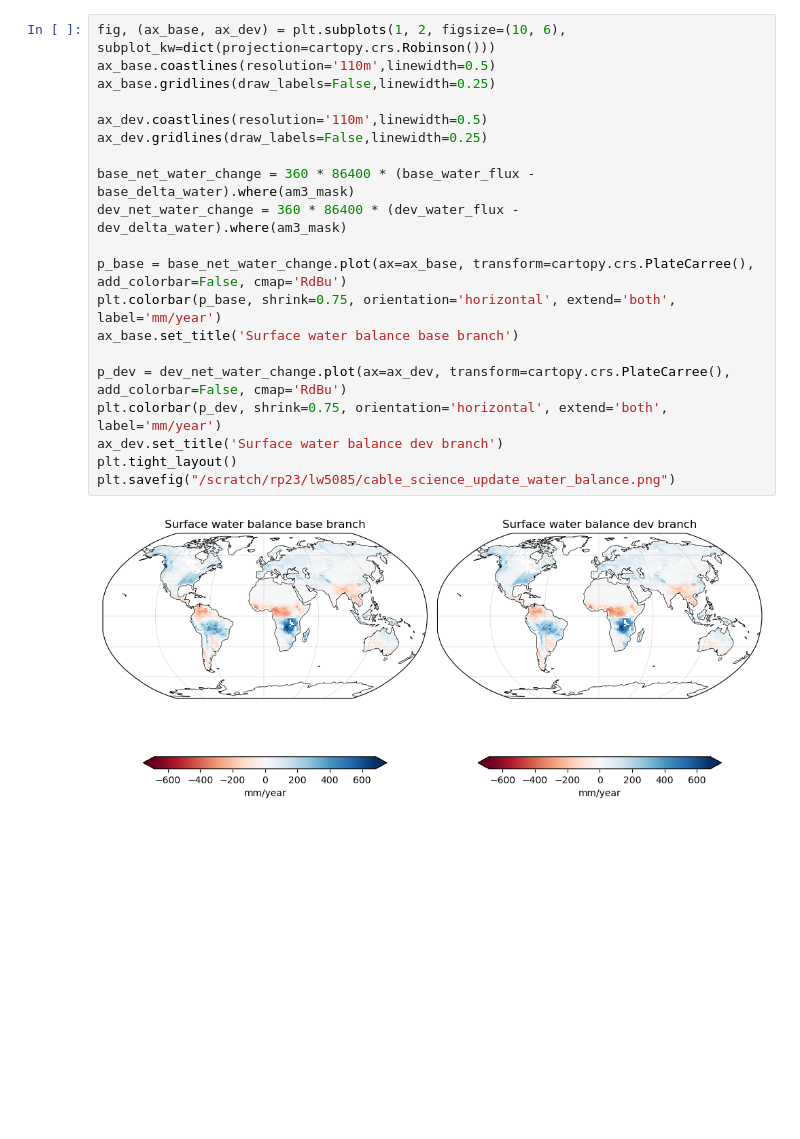
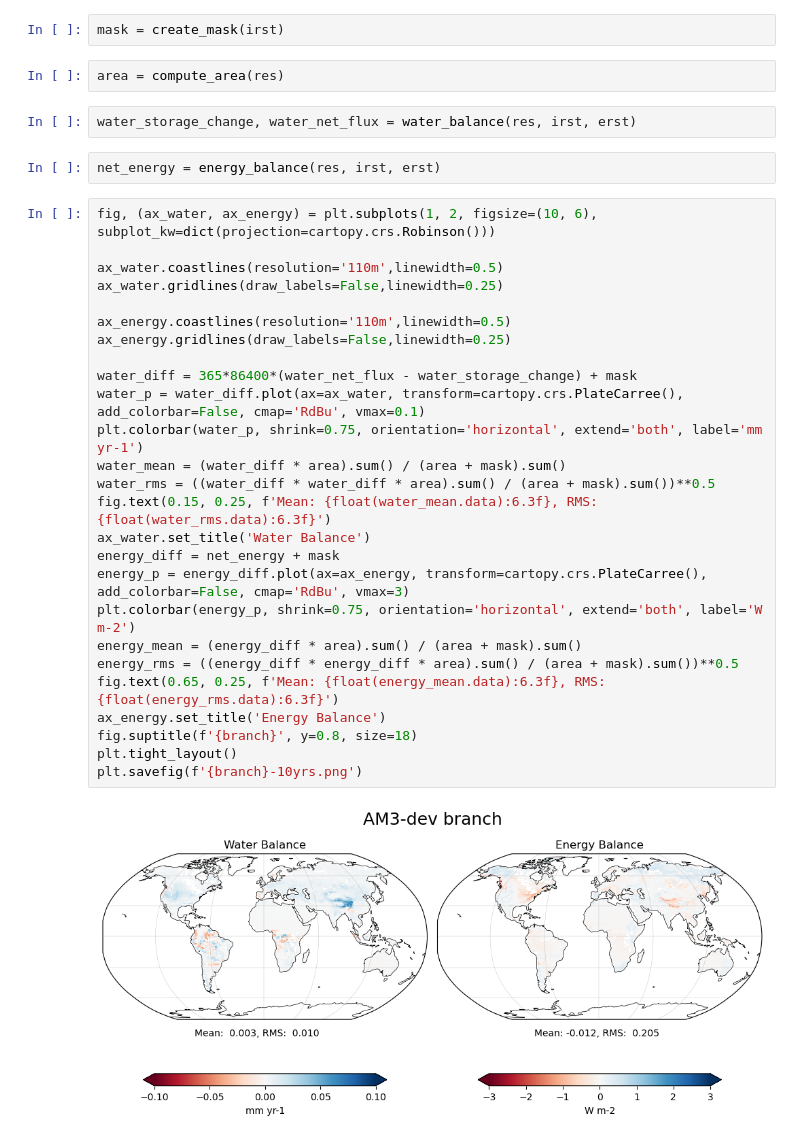
Before and after one commit to ACCESS-Community-Hub/access-am3-evaluation, a Jupyter notebook: notebooks/sandbox-python/AM3-water-balance.ipynb, the cells around one changed output. Drawn from its saved outputs; the diff is of its cells as text; blank space fills up the shorter version.

Commit message:
Update the notebook to include the energy balance

```diff
--- a/notebooks/sandbox-python/AM3-water-balance.ipynb
+++ b/notebooks/sandbox-python/AM3-water-balance.ipynb
@@ -136,22 +212,36 @@ dev_delta_water = compute_water_change(dev_run_dir)
+# %%
+mask = create_mask(irst)
+# %%
+area = compute_area(res)
+# %%
+water_storage_change, water_net_flux = water_balance(res, irst, erst)
+# %%
+net_energy = energy_balance(res, irst, erst)
 # %%
-fig, (ax_base, ax_dev) = plt.subplots(1, 2, figsize=(10, 6), subplot_kw=dict(projection=cartopy.crs.Robinson()))
-ax_base.coastlines(resolution='110m',linewidth=0.5)
-ax_base.gridlines(draw_labels=False,linewidth=0.25)
+fig, (ax_water, ax_energy) = plt.subplots(1, 2, figsize=(10, 6), subplot_kw=dict(projection=cartopy.crs.Robinson()))
 
-ax_dev.coastlines(resolution='110m',linewidth=0.5)
-ax_dev.gridlines(draw_labels=False,linewidth=0.25)
+ax_water.coastlines(resolution='110m',linewidth=0.5)
+ax_water.gridlines(draw_labels=False,linewidth=0.25)
 
-base_net_water_change = 360 * 86400 * (base_water_flux - base_delta_water).where(am3_mask)
-dev_net_water_change = 360 * 86400 * (dev_water_flux - dev_delta_water).where(am3_mask)
+ax_energy.coastlines(resolution='110m',linewidth=0.5)
+ax_energy.gridlines(draw_labels=False,linewidth=0.25)
 
-p_base = base_net_water_change.plot(ax=ax_base, transform=cartopy.crs.PlateCarree(), add_colorbar=False, cmap='RdBu')
-plt.colorbar(p_base, shrink=0.75, orientation='horizontal', extend='both', label='mm/year')
-ax_base.set_title('Surface water balance base branch')
-
-p_dev = dev_net_water_change.plot(ax=ax_dev, transform=cartopy.crs.PlateCarree(), add_colorbar=False, cmap='RdBu')
-plt.colorbar(p_dev, shrink=0.75, orientation='horizontal', extend='both', label='mm/year')
-ax_dev.set_title('Surface water balance dev branch')
+water_diff = 365*86400*(water_net_flux - water_storage_change) + mask
+water_p = water_diff.plot(ax=ax_water, transform=cartopy.crs.PlateCarree(), add_colorbar=False, cmap='RdBu', vmax=0.1)
+plt.colorbar(water_p, shrink=0.75, orientation='horizontal', extend='both', label='mm yr-1')
+water_mean = (water_diff * area).sum() / (area + mask).sum()
+water_rms = ((water_diff * water_diff * area).sum() / (area + mask).sum())**0.5
+fig.text(0.15, 0.25, f'Mean: {float(water_mean.data):6.3f}, RMS: {float(water_rms.data):6.3f}')
+ax_water.set_title('Water Balance')
+energy_diff = net_energy + mask
+energy_p = energy_diff.plot(ax=ax_energy, transform=cartopy.crs.PlateCarree(), add_colorbar=False, cmap='RdBu', vmax=3)
+plt.colorbar(energy_p, shrink=0.75, orientation='horizontal', extend='both', label='W m-2')
+energy_mean = (energy_diff * area).sum() / (area + mask).sum()
+energy_rms = ((energy_diff * energy_diff * area).sum() / (area + mask).sum())**0.5
+fig.text(0.65, 0.25, f'Mean: {float(energy_mean.data):6.3f}, RMS: {float(energy_rms.data):6.3f}')
+ax_energy.set_title('Energy Balance')
+fig.suptitle(f'{branch}', y=0.8, size=18)
 plt.tight_layout()
-plt.savefig("/scratch/rp23/lw5085/cable_science_update_water_balance.png")
+plt.savefig(f'{branch}-10yrs.png')
 # %% [output]
-[figure, old version]
+[figure, new version]
```
Also changed, not shown: parts of 16 cells of this notebook.
